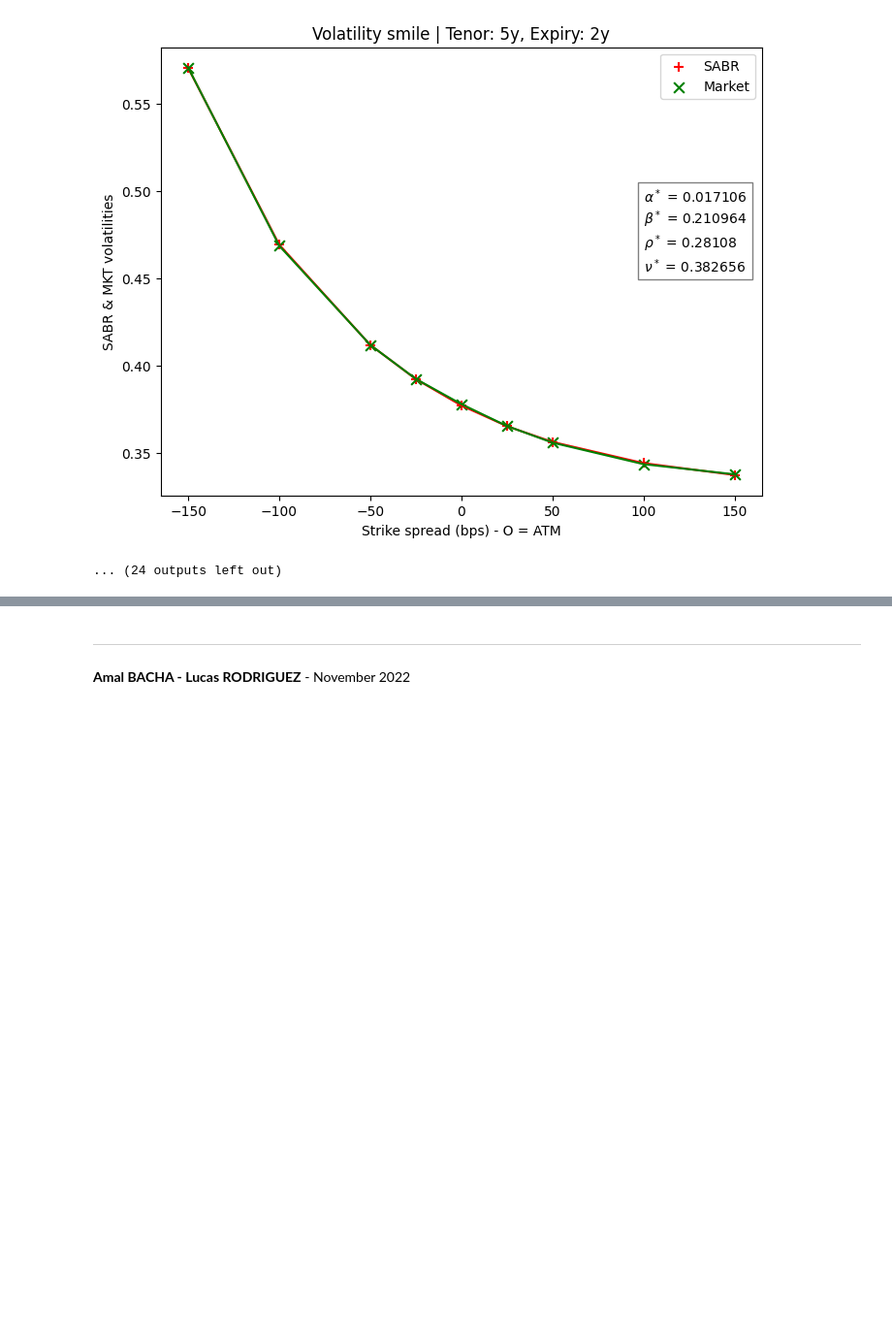
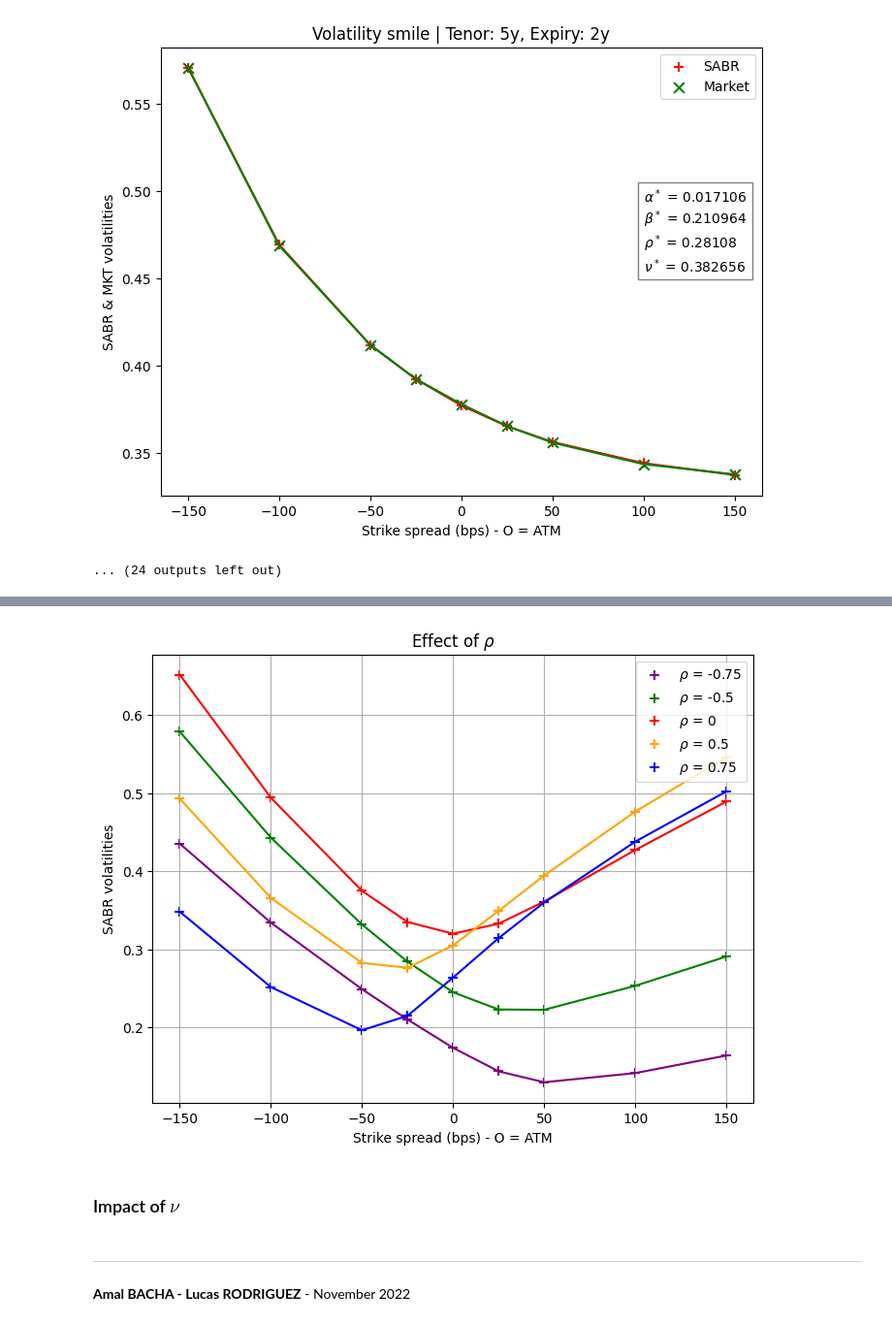
Before and after one commit to lcsrodriguez/SABR_Volatility-Rates, a Jupyter notebook: main.ipynb, the cells around one changed output, grey strips where cells are left out. Shown at 97% size. Cells and saved outputs as stored; diff of their text form; code cells hidden in the pictures; blank space fills up the shorter version.

```diff
--- a/main.ipynb
+++ b/main.ipynb
@@ -671,3 +669,53 @@ _ = plt.plot(STRIKES_SPREADS, f3(STRIKES_SPREADS), color="green")
+# %%
+VOL_RHO_1 = pd.read_csv("output_params/outvol_rho_1.csv", sep=";", header=0)
+VOL_RHO_2 = pd.read_csv("output_params/outvol_rho_2.csv", sep=";", header=0)
+VOL_RHO_3 = pd.read_csv("output_params/outvol_rho_3.csv", sep=";", header=0)
+VOL_RHO_4 = pd.read_csv("output_params/outvol_rho_4.csv", sep=";", header=0)
+VOL_RHO_5 = pd.read_csv("output_params/outvol_rho_5.csv", sep=";", header=0)
+# %%
+SELECTED_COUPLE = 5
+
+# Plotting
+plt.figure(figsize=(8, 6))
+plt.scatter(STRIKES_SPREADS, VOL_RHO_1.iloc[SELECTED_COUPLE,2:11], color="purple", marker="+", s = 60, label=r"$\rho$ = -0.75")
+plt.scatter(STRIKES_SPREADS, VOL_RHO_2.iloc[SELECTED_COUPLE,2:11], color="green", marker="+", s = 60, label=r"$\rho$ = -0.5")
+plt.scatter(STRIKES_SPREADS, VOL_RHO_3.iloc[SELECTED_COUPLE,2:11], color="red", marker="+", s = 60, label=r"$\rho$ = 0")
+plt.scatter(STRIKES_SPREADS, VOL_RHO_4.iloc[SELECTED_COUPLE,2:11], color="orange", marker="+", s = 60, label=r"$\rho$ = 0.5")
+plt.scatter(STRIKES_SPREADS, VOL_RHO_5.iloc[SELECTED_COUPLE,2:11], color="blue", marker="+", s = 60, label=r"$\rho$ = 0.75")
+plt.title(r"Effect of $\rho$")
+plt.xlabel("Strike spread (bps) - O = ATM")
+plt.ylabel("SABR volatilities")
+plt.grid()
+plt.legend(loc="upper right")
+
+
+# Interpolation
+f1 = interp1d(x = STRIKES_SPREADS,
+              y=  VOL_RHO_1.iloc[SELECTED_COUPLE,2:11],
+              kind = "cubic")
+f2 = interp1d(x = STRIKES_SPREADS,
+              y= VOL_RHO_2.iloc[SELECTED_COUPLE,2:11],
+              kind = "cubic")
+f3 = interp1d(x = STRIKES_SPREADS,
+              y= VOL_RHO_3.iloc[SELECTED_COUPLE,2:11],
+              kind = "cubic")
+f4 = interp1d(x = STRIKES_SPREADS,
+              y= VOL_RHO_4.iloc[SELECTED_COUPLE,2:11],
+              kind = "cubic")
+f5 = interp1d(x = STRIKES_SPREADS,
+              y= VOL_RHO_5.iloc[SELECTED_COUPLE,2:11],
+              kind = "cubic")
+
+# Plot the interpolated lines
+_ = plt.plot(STRIKES_SPREADS, f1(STRIKES_SPREADS), color="purple")
+_ = plt.plot(STRIKES_SPREADS, f2(STRIKES_SPREADS), color="green")
+_ = plt.plot(STRIKES_SPREADS, f3(STRIKES_SPREADS), color="red")
+_ = plt.plot(STRIKES_SPREADS, f4(STRIKES_SPREADS), color="orange")
+_ = plt.plot(STRIKES_SPREADS, f5(STRIKES_SPREADS), color="blue")
+# %% [output]
+[figure, added]
+# %% [markdown]
+### Impact of $\nu$
 # %% [markdown]
 ---
 
```
Also changed, not shown: parts of 27 cells of this notebook.
